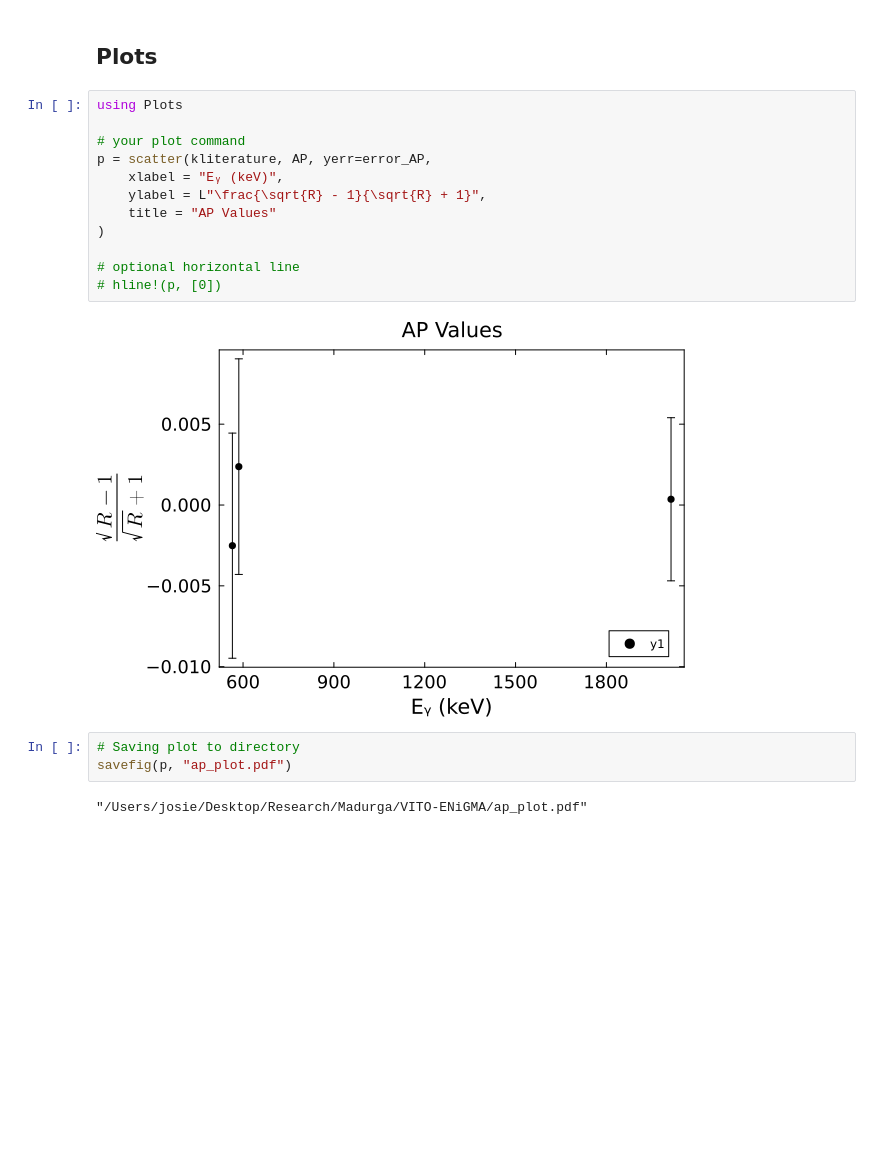
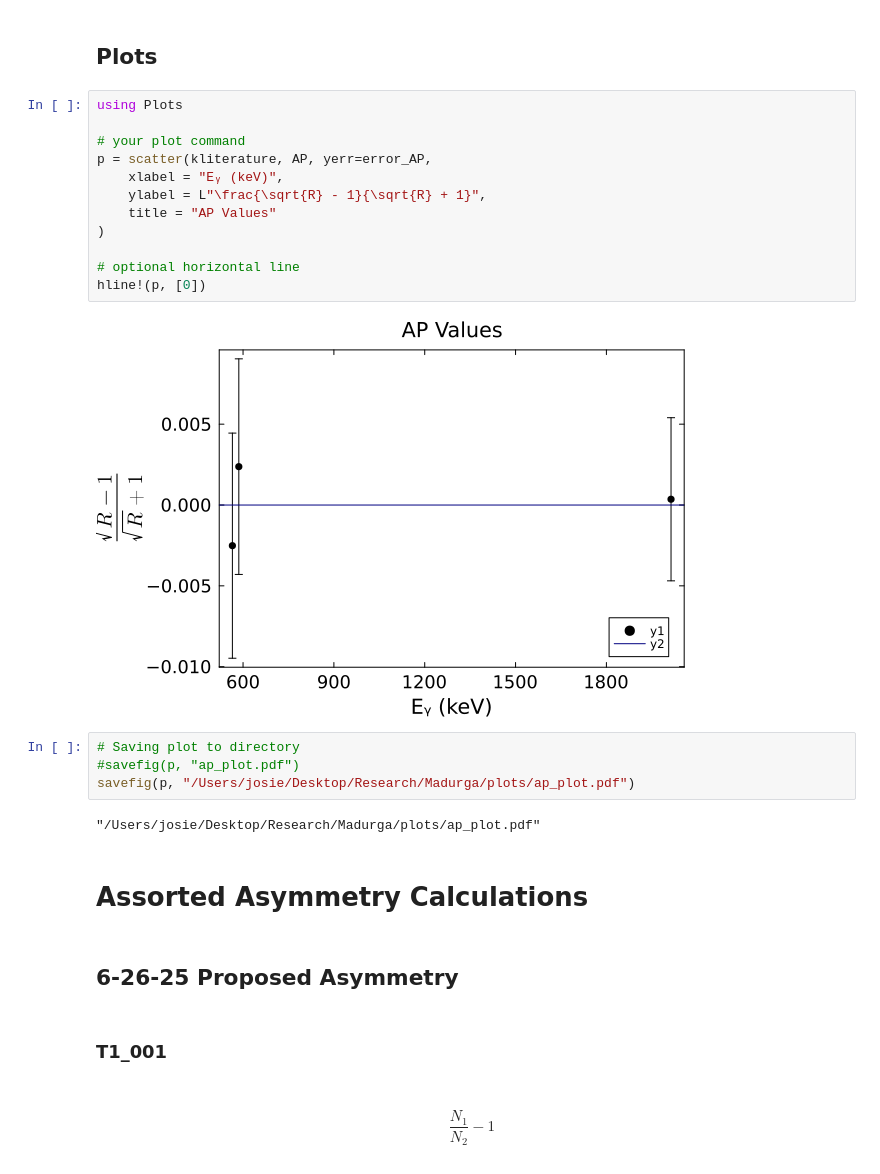
Before and after one commit to mmadurga/VITO-ENiGMA, a Jupyter notebook: K47_T1_analysis_f.ipynb, the cells around one changed output. Drawn from its saved outputs; the diff is of its cells as text; blank space fills up the shorter version.

Commit message:
New Asymmetry Calculations
Still working on large errorbars for AP vals

```diff
--- a/K47_T1_analysis_f.ipynb
+++ b/K47_T1_analysis_f.ipynb
@@ -140,19 +152,28 @@ println(error_AP)
 # %%
 using Plots
 
 # your plot command
 p = scatter(kliterature, AP, yerr=error_AP,
     xlabel = "Eᵧ (keV)",
     ylabel = L"\frac{\sqrt{R} - 1}{\sqrt{R} + 1}",
     title = "AP Values"
 )
 
 # optional horizontal line
-# hline!(p, [0])
+hline!(p, [0])
 # %% [output]
-[figure, old version]
+[figure, new version]
 # %%
 # Saving plot to directory
-savefig(p, "ap_plot.pdf")
+#savefig(p, "ap_plot.pdf")
+savefig(p, "/Users/josie/Desktop/Research/Madurga/plots/ap_plot.pdf")
 # %% [output]
-"/Users/josie/Desktop/Research/Madurga/VITO-ENiGMA/ap_plot.pdf"
+"/Users/josie/Desktop/Research/Madurga/plots/ap_plot.pdf"
+# %% [markdown]
+# Assorted Asymmetry Calculations
+# %% [markdown]
+## 6-26-25 Proposed Asymmetry
+# %% [markdown]
+### T1_001
+# %% [markdown]
+#### $$\frac{N_1}{N_2} - 1$$
```
Also changed, not shown: parts of 18 cells of this notebook.
